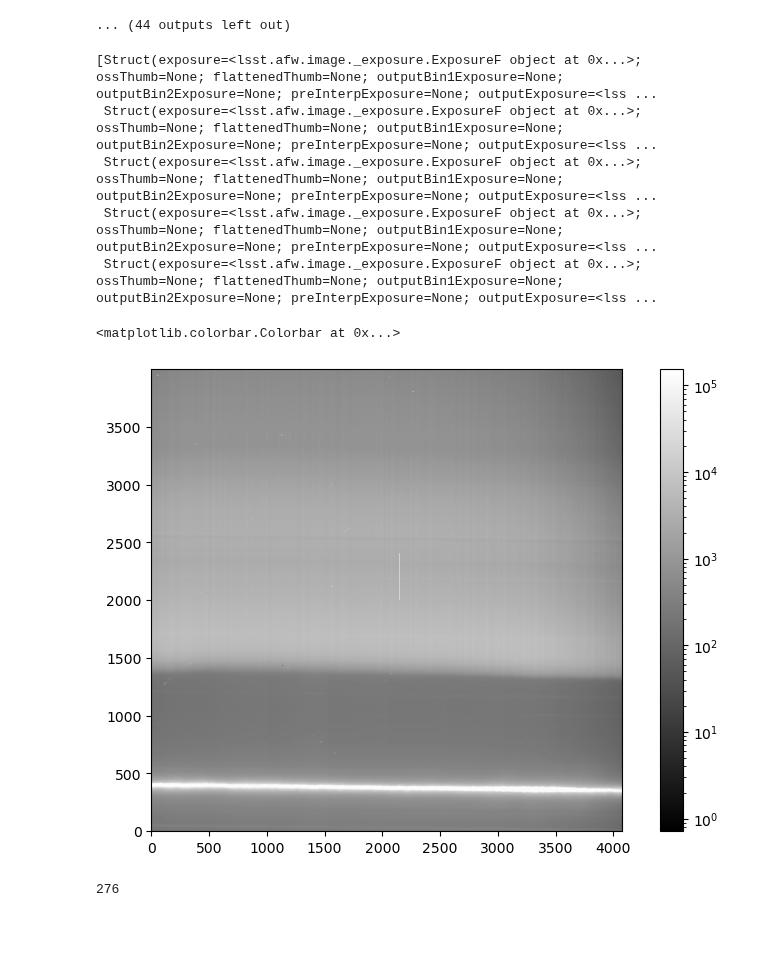
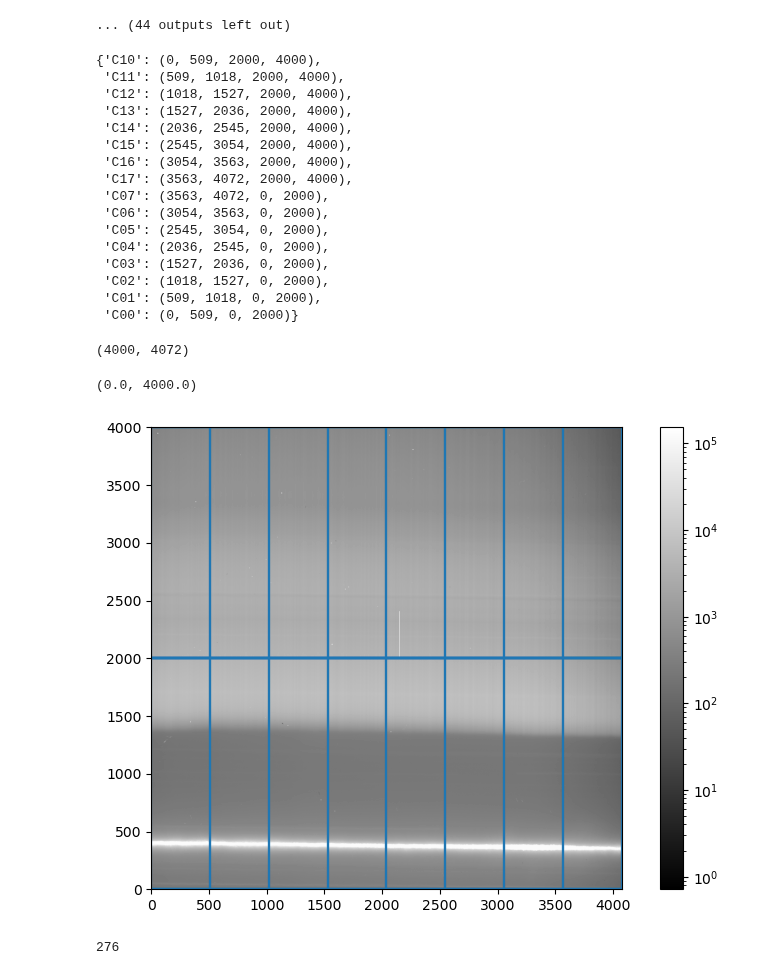
Before and after one commit to mrmonroy/AuxTel_summit_tests_2023, a Jupyter notebook: special_flats_cyl_lens/retrieve_and_analyse_cyl_lens_flats_training.ipynb, the cells around one changed output. Cells and saved outputs as stored; diff of their text form; code cells hidden in the pictures; blank space fills up the shorter version.

```diff
--- a/special_flats_cyl_lens/retrieve_and_analyse_cyl_lens_flats_training.ipynb
+++ b/special_flats_cyl_lens/retrieve_and_analyse_cyl_lens_flats_training.ipynb
@@ -332,7 +332,8 @@ print(seq_nums)
 [276 277 278 279 280]
 # %%
 exp_list = []
-for num_ in seq_nums:
+all_boximg = {}
+for i,num_ in enumerate(seq_nums):
     exp_id_ = str(obs_day)+'00'+str(num_)
     exp_id_ = int(exp_id_)
     print(exp_id_)
@@ -348,6 +349,16 @@ for num_ in seq_nums:
 
     exp_list.append(isr_img_)
     print('-----------------')
+
+    if i==0:
+        all_boximg = {}
+        for ampIdx, amp in enumerate(raw_img_.getDetector()):
+            ampName = amp.getName()
+            xbegin = amp.getBBox().x.begin
+            xend = amp.getBBox().x.end
+            ybegin = amp.getBBox().y.begin
+            yend = amp.getBBox().y.end
+            all_boximg[ampName] = (xbegin,xend,ybegin,yend)
 # %% [output]
 2023021500276
 Raw image retrieved
@@ -368,23 +379,45 @@ Raw image retrieved
 Running pseudo-ISR
 ... (44 outputs left out)
 # %%
-exp_list
+all_boximg
 # %% [output]
-[Struct(exposure=<lsst.afw.image._exposure.ExposureF object at 0x...>; ossThumb=None; flattenedThumb=None; outputBin1Exposure=None; outputBin2Exposure=None; preInterpExposure=None; outputExposure=<lss ...
- Struct(exposure=<lsst.afw.image._exposure.ExposureF object at 0x...>; ossThumb=None; flattenedThumb=None; outputBin1Exposure=None; outputBin2Exposure=None; preInterpExposure=None; outputExposure=<lss ...
- Struct(exposure=<lsst.afw.image._exposure.ExposureF object at 0x...>; ossThumb=None; flattenedThumb=None; outputBin1Exposure=None; outputBin2Exposure=None; preInterpExposure=None; outputExposure=<lss ...
- Struct(exposure=<lsst.afw.image._exposure.ExposureF object at 0x...>; ossThumb=None; flattenedThumb=None; outputBin1Exposure=None; outputBin2Exposure=None; preInterpExposure=None; outputExposure=<lss ...
- Struct(exposure=<lsst.afw.image._exposure.ExposureF object at 0x...>; ossThumb=None; flattenedThumb=None; outputBin1Exposure=None; outputBin2Exposure=None; preInterpExposure=None; outputExposure=<lss ...
+{'C10': (0, 509, 2000, 4000),
+ 'C11': (509, 1018, 2000, 4000),
+ 'C12': (1018, 1527, 2000, 4000),
+ 'C13': (1527, 2036, 2000, 4000),
+ 'C14': (2036, 2545, 2000, 4000),
+ 'C15': (2545, 3054, 2000, 4000),
+ 'C16': (3054, 3563, 2000, 4000),
+ 'C17': (3563, 4072, 2000, 4000),
+ 'C07': (3563, 4072, 0, 2000),
+ 'C06': (3054, 3563, 0, 2000),
+ 'C05': (2545, 3054, 0, 2000),
+ 'C04': (2036, 2545, 0, 2000),
+ 'C03': (1527, 2036, 0, 2000),
+ 'C02': (1018, 1527, 0, 2000),
+ 'C01': (509, 1018, 0, 2000),
+ 'C00': (0, 509, 0, 2000)}
 # %%
-test_flat = exp_list[0].exposure.image.array
+flat0 = exp_list[0].exposure.image.array
+# %%
+print(flat0.shape)
+# %% [output]
+(4000, 4072)
 # %%
 fig = plt.figure(figsize=(10,6))
 ax = fig.add_subplot(111)
-im = ax.imshow(test_flat,cmap="gray",origin='lower',norm=LogNorm())
+im = ax.imshow(flat0,cmap="gray",origin='lower',norm=LogNorm())
 fig.colorbar(im,ax=ax)
+for key in all_boximg.keys():
+    ax.axvline(x=all_boximg[key][0])
+    ax.axvline(x=all_boximg[key][1])
+    ax.axhline(y=all_boximg[key][2])
+    ax.axhline(y=all_boximg[key][3])
+ax.set_xlim(0,4072)
+ax.set_ylim(0,4000)
 # %% [output]
-<matplotlib.colorbar.Colorbar at 0x...>
+(0.0, 4000.0)
-[figure, old version]
+[figure, new version]
 # %%
 data_vec = []
 for ind_ in flats_ind:
```
